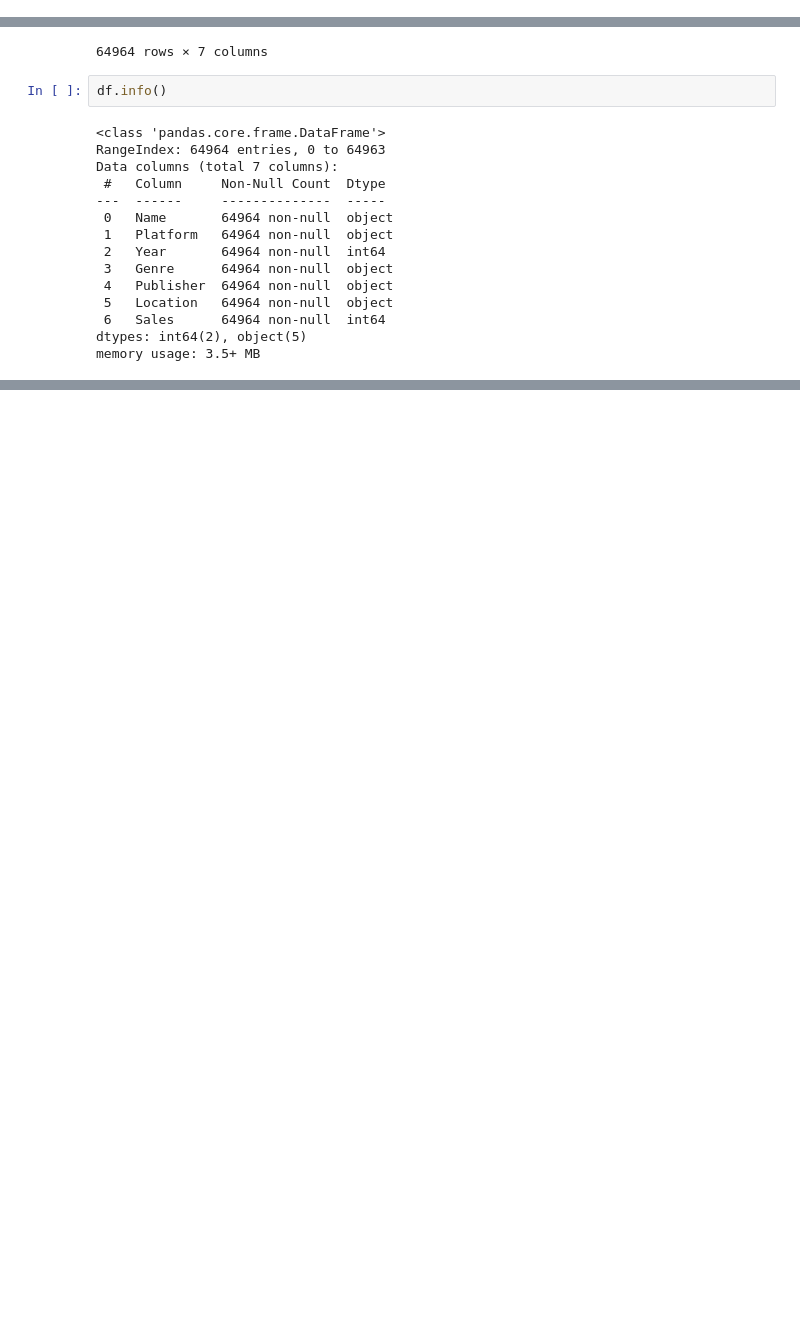
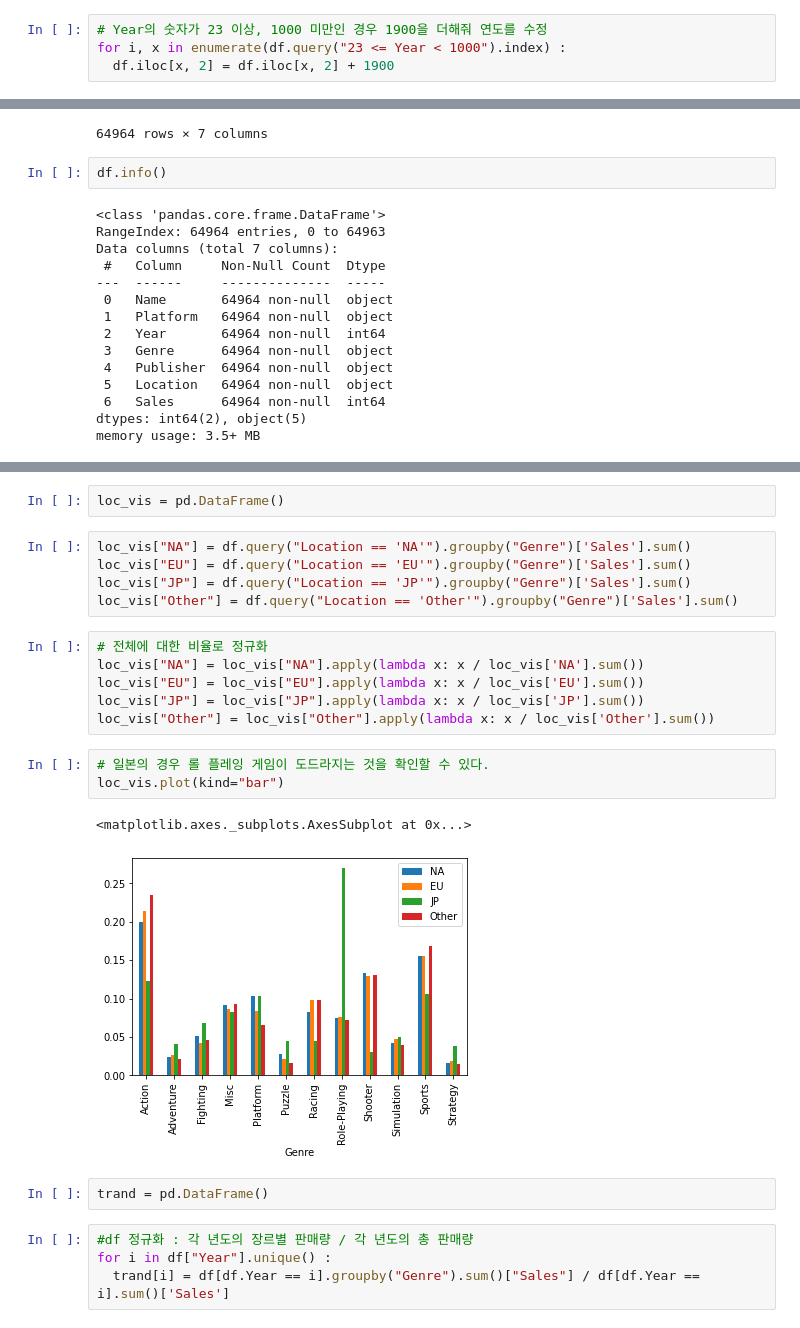
Before and after one commit to CJYjob/ds-section1-Project1-new-, a Jupyter notebook: Codestates_Project1.ipynb, the cells around one changed output, grey strips where cells are left out. Drawn from its saved outputs; the diff is of its cells as text; blank space fills up the shorter version.

```diff
--- a/Codestates_Project1.ipynb
+++ b/Codestates_Project1.ipynb
@@ -183,3 +191,7 @@ dtype: int64
+# %%
+# Year의 숫자가 23 이상, 1000 미만인 경우 1900을 더해줘 연도를 수정
+for i, x in enumerate(df.query("23 <= Year < 1000").index) :
+  df.iloc[x, 2] = df.iloc[x, 2] + 1900
 # %%
 # df.year 의 데이터 타입 전환
 df = df.astype({'Year':'int'})
@@ -288,0 +305,25 @@ memory usage: 3.5+ MB
+# %%
+loc_vis = pd.DataFrame()
+# %%
+loc_vis["NA"] = df.query("Location == 'NA'").groupby("Genre")['Sales'].sum()
+loc_vis["EU"] = df.query("Location == 'EU'").groupby("Genre")['Sales'].sum()
+loc_vis["JP"] = df.query("Location == 'JP'").groupby("Genre")['Sales'].sum()
+loc_vis["Other"] = df.query("Location == 'Other'").groupby("Genre")['Sales'].sum()
+# %%
+# 전체에 대한 비율로 정규화
+loc_vis["NA"] = loc_vis["NA"].apply(lambda x: x / loc_vis['NA'].sum())
+loc_vis["EU"] = loc_vis["EU"].apply(lambda x: x / loc_vis['EU'].sum())
+loc_vis["JP"] = loc_vis["JP"].apply(lambda x: x / loc_vis['JP'].sum())
+loc_vis["Other"] = loc_vis["Other"].apply(lambda x: x / loc_vis['Other'].sum())
+# %%
+# 일본의 경우 롤 플레잉 게임이 도드라지는 것을 확인할 수 있다.
+loc_vis.plot(kind="bar")
+# %% [output]
+<matplotlib.axes._subplots.AxesSubplot at 0x...>
+[figure, added]
+# %%
+trand = pd.DataFrame()
+# %%
+#df 정규화 : 각 년도의 장르별 판매량 / 각 년도의 총 판매량
+for i in df["Year"].unique() :
+  trand[i] = df[df.Year == i].groupby("Genre").sum()["Sales"] / df[df.Year == i].sum()['Sales']
```
Also changed, not shown: parts of 10 cells of this notebook.
